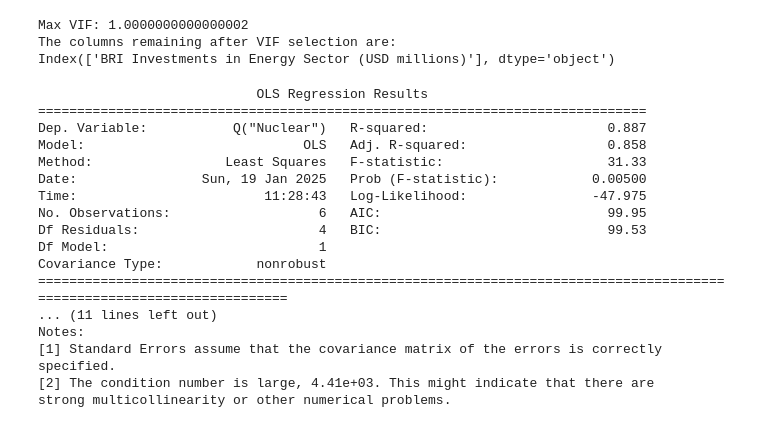
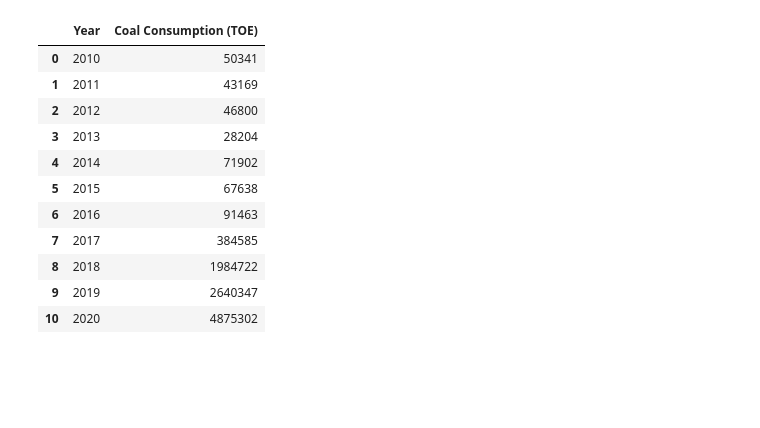
Before and after one commit to ilinashah177/Coursework-Website, a Jupyter notebook: Untitled3.ipynb, the cells around one changed output. Cells and saved outputs as stored; diff of their text form; code cells hidden in the pictures; blank space fills up the shorter version.

```diff
--- a/Untitled3.ipynb
+++ b/Untitled3.ipynb
@@ -160,34 +15,0 @@ def drop_column_using_vif_(df, list_var_not_to_remove=None, thresh=5):
-# %%
-predictor_var=['BRI Investments in Energy Sector (USD millions)']
-
-vif = drop_column_using_vif_(df[predictor_var], thresh=5)
-print("The columns remaining after VIF selection are:")
-print(vif.columns)
-# %% [output]
-Max VIF: 1.0000000000000002
-The columns remaining after VIF selection are:
-Index(['BRI Investments in Energy Sector (USD millions)'], dtype='object')
-# %%
-from statsmodels.formula.api import ols
-from statsmodels.iolib.summary2 import summary_col
-
-model2_sm = ols('Q("Nuclear") ~  Q("BRI Investments in Energy Sector (USD millions)")', data=df).fit()
-print(model2_sm.summary())
-# %% [output]
-                            OLS Regression Results
-==============================================================================
-Dep. Variable:           Q("Nuclear")   R-squared:                       0.887
-Model:                            OLS   Adj. R-squared:                  0.858
-Method:                 Least Squares   F-statistic:                     31.33
-Date:                Sun, 19 Jan 2025   Prob (F-statistic):            0.00500
-Time:                        11:28:43   Log-Likelihood:                -47.975
-No. Observations:                   6   AIC:                             99.95
-Df Residuals:                       4   BIC:                             99.53
-Df Model:                           1
-Covariance Type:            nonrobust
-========================================================================================================================
-... (11 lines left out)
-Notes:
-[1] Standard Errors assume that the covariance matrix of the errors is correctly specified.
-[2] The condition number is large, 4.41e+03. This might indicate that there are
-strong multicollinearity or other numerical problems.
@@ -193,0 +25,15 @@ strong multicollinearity or other numerical problems.
+# %%
+sheet1_df
+# %% [output]
+|  | Year | Coal Consumption (TOE) |
+| 0 | 2010 | 50341 |
+| 1 | 2011 | 43169 |
+| 2 | 2012 | 46800 |
+| 3 | 2013 | 28204 |
+| 4 | 2014 | 71902 |
+| 5 | 2015 | 67638 |
+| 6 | 2016 | 91463 |
+| 7 | 2017 | 384585 |
+| 8 | 2018 | 1984722 |
+| 9 | 2019 | 2640347 |
+| 10 | 2020 | 4875302 |
```
Also changed, not shown: parts of 11 cells of this notebook.
